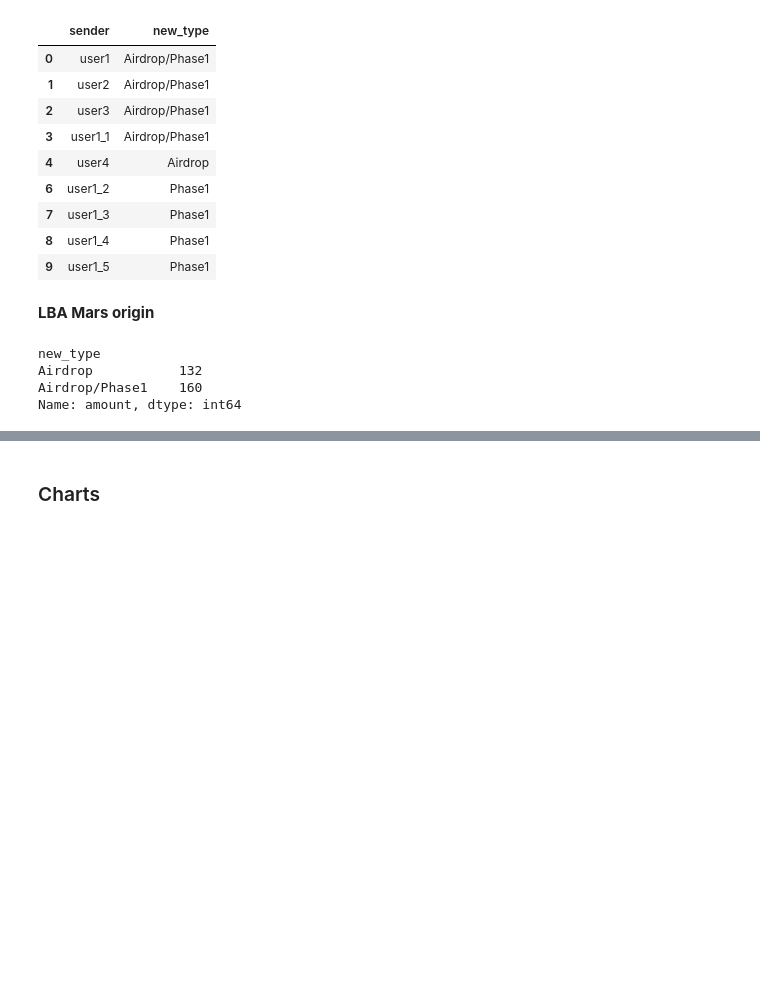
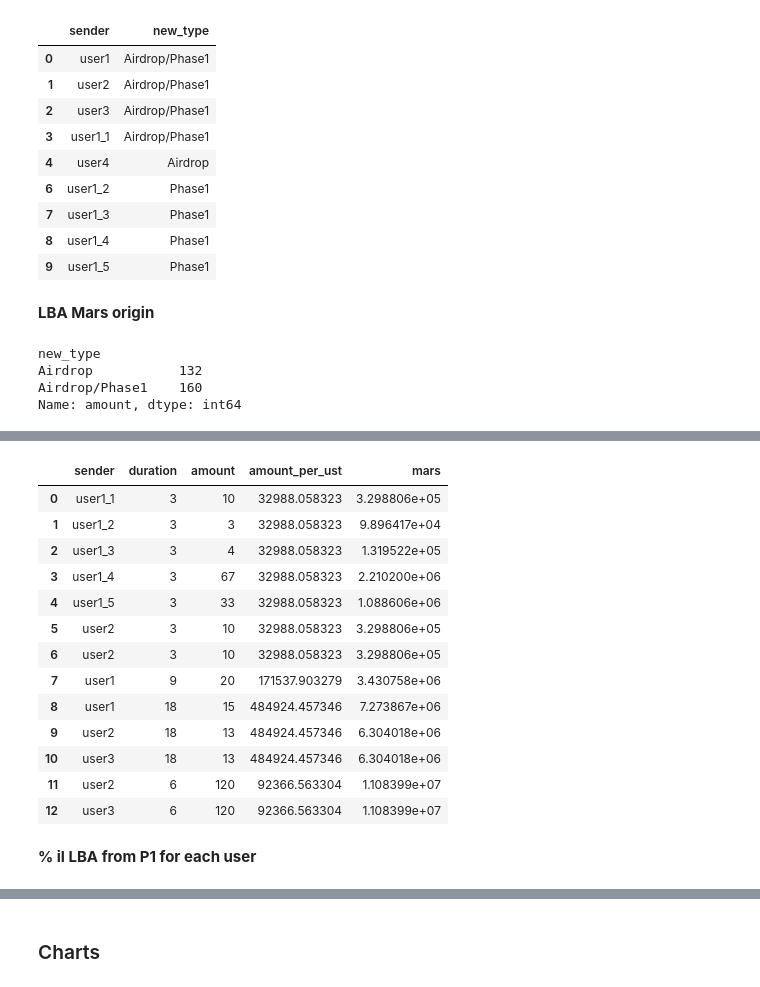
Before and after one commit to IncioMan/mars_lockdrop, a Jupyter notebook: notebook/Mars Lockdrop_LBA.ipynb, the cells around one changed output, grey strips where cells are left out. Drawn from its saved outputs; the diff is of its cells as text; code cells hidden in the pictures; blank space fills up the shorter version.

```diff
--- a/notebook/Mars Lockdrop_LBA.ipynb
+++ b/notebook/Mars Lockdrop_LBA.ipynb
@@ -170,0 +203,10 @@ Name: amount, dtype: int64
+# %%
+boost = pd.DataFrame([1,2.8,5.2,8,11.2,14.7],columns=['boost'],index=[3,6,9,12,15,18])
+# %%
+boost = user_stats_df.groupby('duration').sum().join(boost)
+boost['amount_boosted'] = boost.amount * boost.boost
+# %%
+boost['amount_boosted_mars'] = (boost['amount_boosted']/boost['amount_boosted'].sum())*50000000
+# %%
+boost['amount_per_ust'] = boost['amount_boosted_mars']/boost.amount
+boost
@@ -170,0 +220,21 @@ Name: amount, dtype: int64
+# %%
+user_stats_df = user_stats_df.merge(boost.reset_index()[['duration','amount_per_ust']], on=['duration'])
+user_stats_df['mars'] = user_stats_df.amount * user_stats_df.amount_per_ust
+user_stats_df
+# %% [output]
+|  | sender | duration | amount | amount_per_ust | mars |
+| 0 | user1_1 | 3 | 10 | 32988.058323 | 3.298806e+05 |
+| 1 | user1_2 | 3 | 3 | 32988.058323 | 9.896417e+04 |
+| 2 | user1_3 | 3 | 4 | 32988.058323 | 1.319522e+05 |
+| 3 | user1_4 | 3 | 67 | 32988.058323 | 2.210200e+06 |
+| 4 | user1_5 | 3 | 33 | 32988.058323 | 1.088606e+06 |
+| 5 | user2 | 3 | 10 | 32988.058323 | 3.298806e+05 |
+| 6 | user2 | 3 | 10 | 32988.058323 | 3.298806e+05 |
+| 7 | user1 | 9 | 20 | 171537.903279 | 3.430758e+06 |
+| 8 | user1 | 18 | 15 | 484924.457346 | 7.273867e+06 |
+| 9 | user2 | 18 | 13 | 484924.457346 | 6.304018e+06 |
+| 10 | user3 | 18 | 13 | 484924.457346 | 6.304018e+06 |
+| 11 | user2 | 6 | 120 | 92366.563304 | 1.108399e+07 |
+| 12 | user3 | 6 | 120 | 92366.563304 | 1.108399e+07 |
+# %% [markdown]
+**% il LBA from P1 for each user**
```
Also changed, not shown: parts of 9 cells of this notebook.
